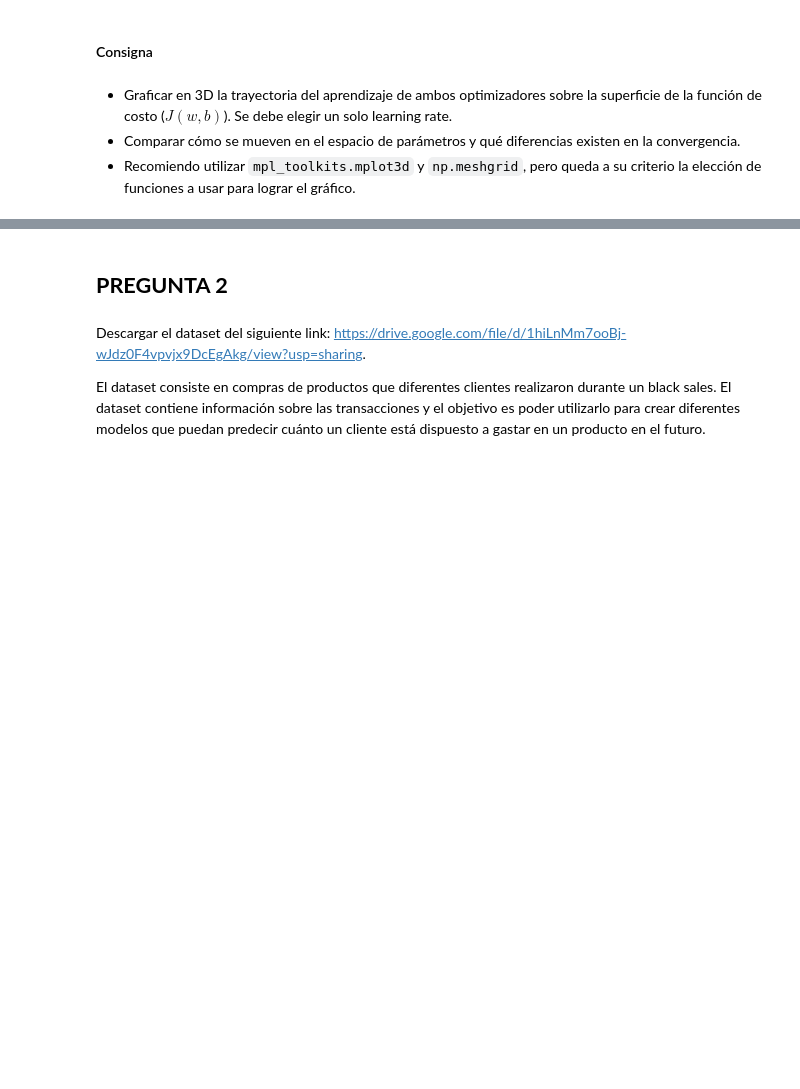
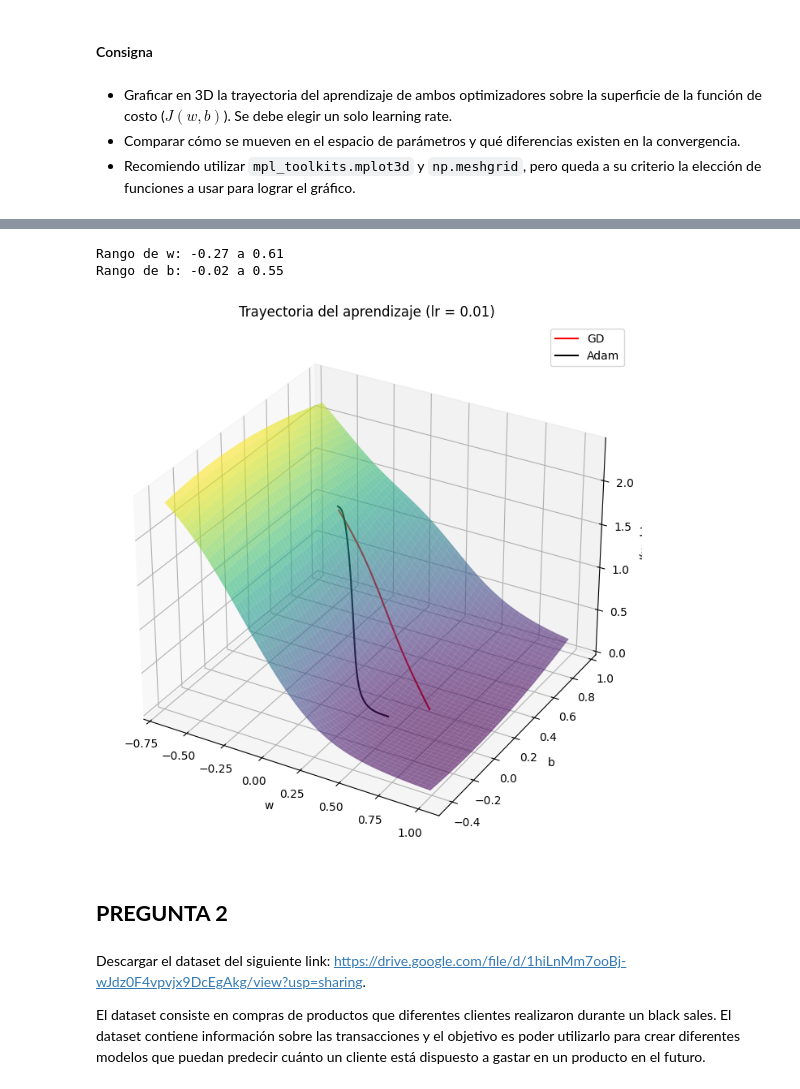
Before and after one commit to joagonzalez/ceia-aprendizaje-profundo, a Jupyter notebook: tp1/notebook.ipynb, the cells around one changed output, grey strips where cells are left out. Drawn from its saved outputs; the diff is of its cells as text; code cells hidden in the pictures; blank space fills up the shorter version.

```diff
--- a/tp1/notebook.ipynb
+++ b/tp1/notebook.ipynb
@@ -395,3 +442,79 @@ for lr in learning_rates:
+# %%
+def trajectory_bounds(trajectory_adam: List, trajectory_gd: List):
+    """
+    Obtener los límites de la trayectoria para graficar.
+    """
+    w_all = [w for w, _ in trajectory_gd + trajectory_adam]
+    b_all = [b for _, b in trajectory_gd + trajectory_adam]
+
+    print(f"Rango de w: {min(w_all):.2f} a {max(w_all):.2f}")
+    print(f"Rango de b: {min(b_all):.2f} a {max(b_all):.2f}")
+
+    # Agregar márgenes para tener más espacio en el plot
+    w_margin = 0.4
+    b_margin = 0.4
+
+    # Establecer límites de la trayectoria
+    w_range = (min(w_all) - w_margin, max(w_all) + w_margin)
+    b_range = (min(b_all) - b_margin, max(b_all) + b_margin)
+
+    return w_range, b_range
+# %%
+# Dataset
+x, y = generate_dataset(n=100, ini=-3, fin=3, noise_std=0.1)
+
+# Elegimos un learning rate
+lr = 0.01
+
+# Inicializar neurona con pesos aleatorios
+neuron_gd = SingleNeuron()
+w0, b0 = neuron_gd.w, neuron_gd.b
+
+# GD
+optimizer_gd = GradientDescentOptimizer(lr=lr)
+_, trajectory_gd = train_with_trajectory(neuron_gd, optimizer_gd, x, y, epochs=100)
+
+# Adam con mismos valores iniciales
+neuron_adam = SingleNeuron()
+neuron_adam.w, neuron_adam.b = w0, b0
+optimizer_adam = AdamOptimizer(lr=lr)
+_, trajectory_adam = train_with_trajectory(neuron_adam, optimizer_adam, x, y, epochs=100)
+
+# Obtener límites de la trayectoria
+w_range, b_range = trajectory_bounds(trajectory_adam, trajectory_gd)
+
+# Superficie de la función de costo
+W, B, J = cost_surface(x, y, w_range=w_range, b_range=b_range, resolution=100)
+
+# Separar trayectorias
+# es una lista de tuplas (w_i, b_i)) y se genera una lista de cada uno
+w_gd, b_gd = zip(*trajectory_gd)
+w_adam, b_adam = zip(*trajectory_adam)
+
+# Graficar en 3D
+fig = plt.figure(figsize=(10, 7))
+ax = fig.add_subplot(111, projection='3d')
+ax.plot_surface(W, B, J, cmap='viridis', alpha=0.6)
+
+# Trayectorias
+z_gd = [np.mean((np.tanh(w * x + b) - y)**2) for w, b in trajectory_gd]
+z_adam = [np.mean((np.tanh(w * x + b) - y)**2) for w, b in trajectory_adam]
+
+ax.plot(w_gd, b_gd, z_gd, color='red', label='GD')
+ax.plot(w_adam, b_adam, z_adam, color='black', label='Adam')
+
+ax.set_xlabel("w")
+ax.set_ylabel("b")
+ax.set_zlabel("J(w, b)")
+ax.set_title(f"Trayectoria del aprendizaje (lr = {lr})")
+ax.legend()
+
+plt.tight_layout()
+plt.show()
+# %% [output]
+Rango de w: -0.27 a 0.61
+Rango de b: -0.02 a 0.55
+[figure, added]
 # %% [markdown]
 ## **PREGUNTA 2**
 # %% [markdown]
```
Also changed, not shown: parts of 26 cells of this notebook, 1 other file.
